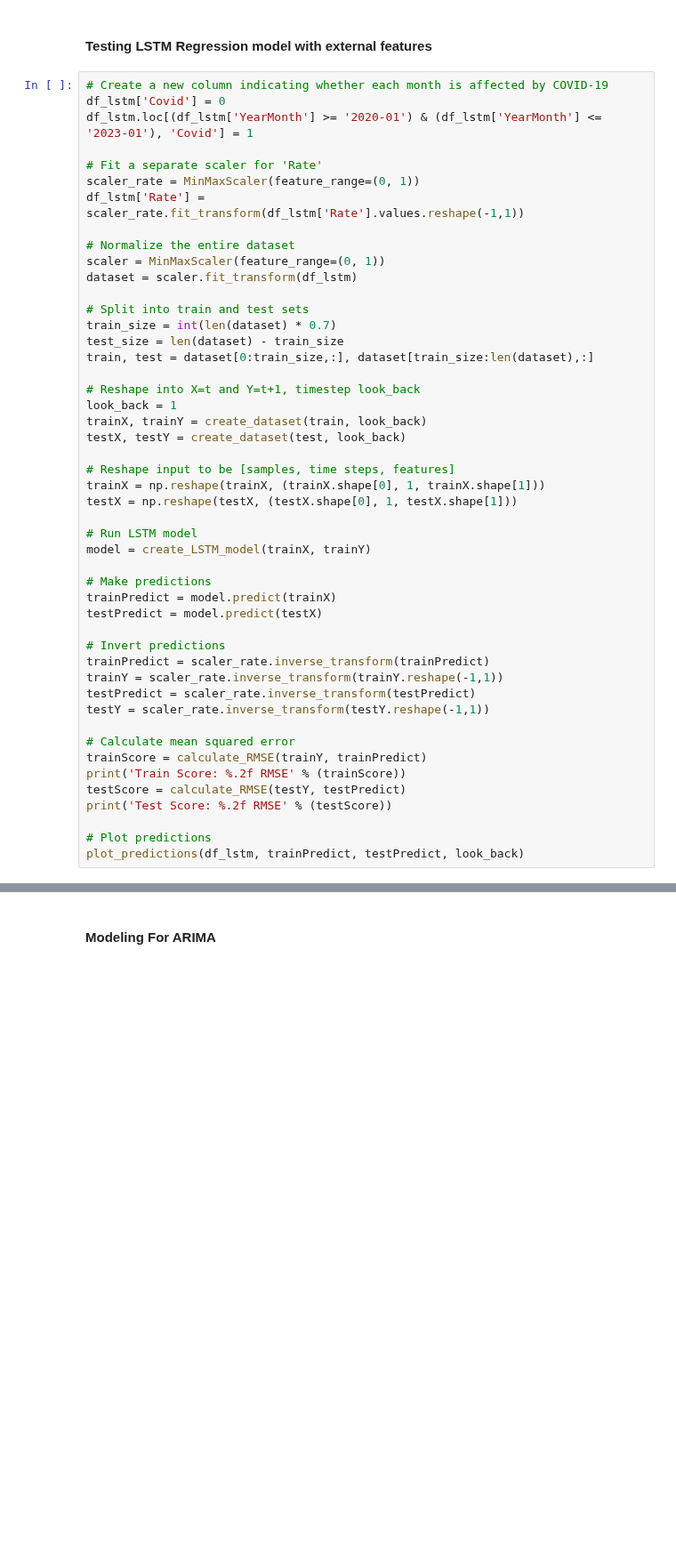
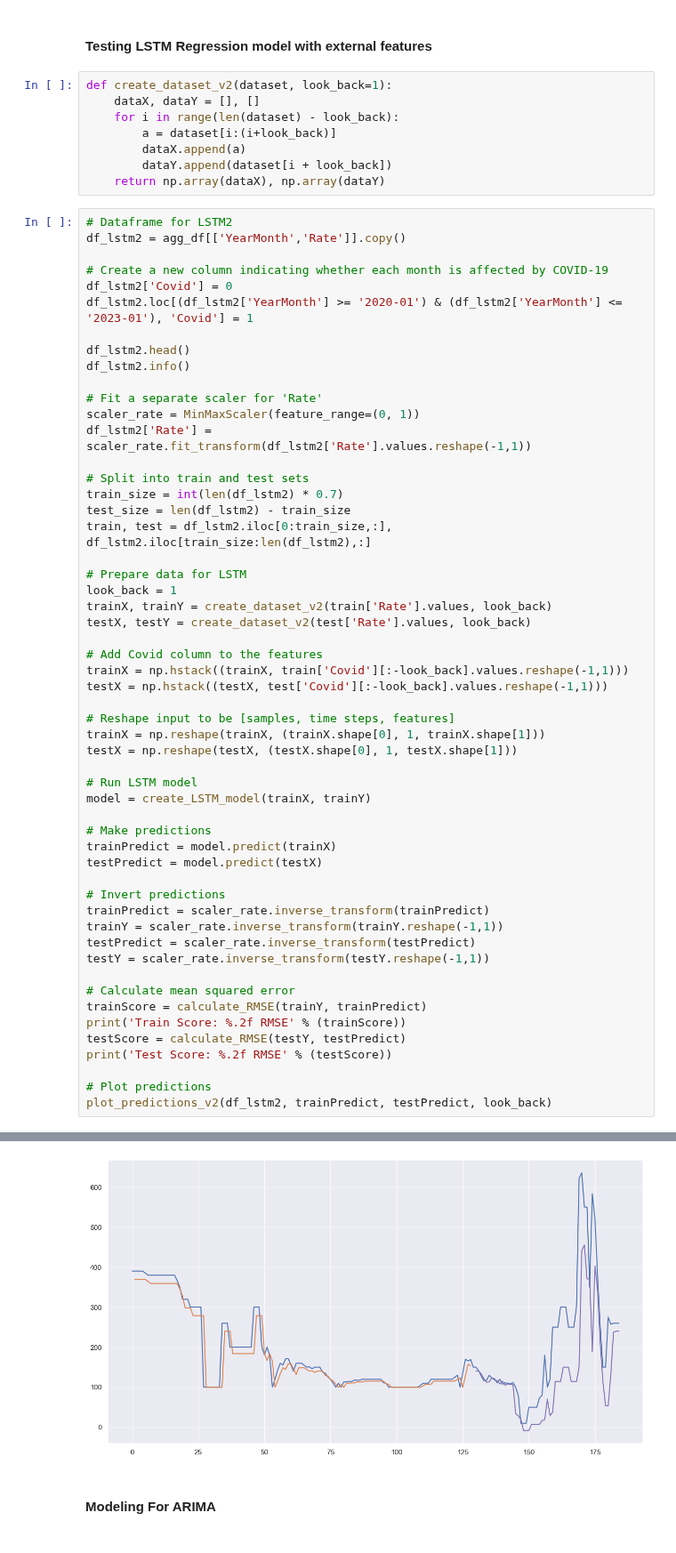
Before and after one commit to aloysiuswjw/Cost-Rate-Analysis, a Jupyter notebook: LA.ipynb, the cells around one changed output, grey strips where cells are left out. Shown at 89% size. Cells and saved outputs as stored; diff of their text form; blank space fills up the shorter version.

```diff
--- a/LA.ipynb
+++ b/LA.ipynb
@@ -509,28 +533,42 @@ Will be trying to incorporate external features into my model to indicate covid-
 This is to help the model to better understand the impact of Covid-19. Tried anomaly detection. However, there isnt enough data to train the anomaly detection.
 # %% [markdown]
 <h4>Testing LSTM Regression model with external features</h4>
+# %%
+def create_dataset_v2(dataset, look_back=1):
+    dataX, dataY = [], []
+    for i in range(len(dataset) - look_back):
+        a = dataset[i:(i+look_back)]
+        dataX.append(a)
+        dataY.append(dataset[i + look_back])
+    return np.array(dataX), np.array(dataY)
 # %%
+# Dataframe for LSTM2
+df_lstm2 = agg_df[['YearMonth','Rate']].copy()
+
 # Create a new column indicating whether each month is affected by COVID-19
-df_lstm['Covid'] = 0
-df_lstm.loc[(df_lstm['YearMonth'] >= '2020-01') & (df_lstm['YearMonth'] <= '2023-01'), 'Covid'] = 1
+df_lstm2['Covid'] = 0
+df_lstm2.loc[(df_lstm2['YearMonth'] >= '2020-01') & (df_lstm2['YearMonth'] <= '2023-01'), 'Covid'] = 1
+
+df_lstm2.head()
+df_lstm2.info()
 
 # Fit a separate scaler for 'Rate'
 scaler_rate = MinMaxScaler(feature_range=(0, 1))
-df_lstm['Rate'] = scaler_rate.fit_transform(df_lstm['Rate'].values.reshape(-1,1))
-
-# Normalize the entire dataset
-scaler = MinMaxScaler(feature_range=(0, 1))
-dataset = scaler.fit_transform(df_lstm)
+df_lstm2['Rate'] = scaler_rate.fit_transform(df_lstm2['Rate'].values.reshape(-1,1))
 
 # Split into train and test sets
-train_size = int(len(dataset) * 0.7)
-test_size = len(dataset) - train_size
-train, test = dataset[0:train_size,:], dataset[train_size:len(dataset),:]
+train_size = int(len(df_lstm2) * 0.7)
+test_size = len(df_lstm2) - train_size
+train, test = df_lstm2.iloc[0:train_size,:], df_lstm2.iloc[train_size:len(df_lstm2),:]
 
-# Reshape into X=t and Y=t+1, timestep look_back
+# Prepare data for LSTM
 look_back = 1
-trainX, trainY = create_dataset(train, look_back)
-testX, testY = create_dataset(test, look_back)
+trainX, trainY = create_dataset_v2(train['Rate'].values, look_back)
+testX, testY = create_dataset_v2(test['Rate'].values, look_back)
+
+# Add Covid column to the features
+trainX = np.hstack((trainX, train['Covid'][:-look_back].values.reshape(-1,1)))
+testX = np.hstack((testX, test['Covid'][:-look_back].values.reshape(-1,1)))
 
 # Reshape input to be [samples, time steps, features]
 trainX = np.reshape(trainX, (trainX.shape[0], 1, trainX.shape[1]))
@@ -556,5 +594,5 @@ testScore = calculate_RMSE(testY, testPredict)
 print('Test Score: %.2f RMSE' % (testScore))
 
 # Plot predictions
-plot_predictions(df_lstm, trainPredict, testPredict, look_back)
+plot_predictions_v2(df_lstm2, trainPredict, testPredict, look_back)
 # %% [output]
@@ -572,3 +622,4 @@ TypeError: The DType <class 'numpy.dtype[datetime64]'> could not be promoted by
+[figure, added]
 # %% [markdown]
 <h4>Modeling For ARIMA<h4>
 # %%
```
Also changed, not shown: parts of 6 cells of this notebook.
